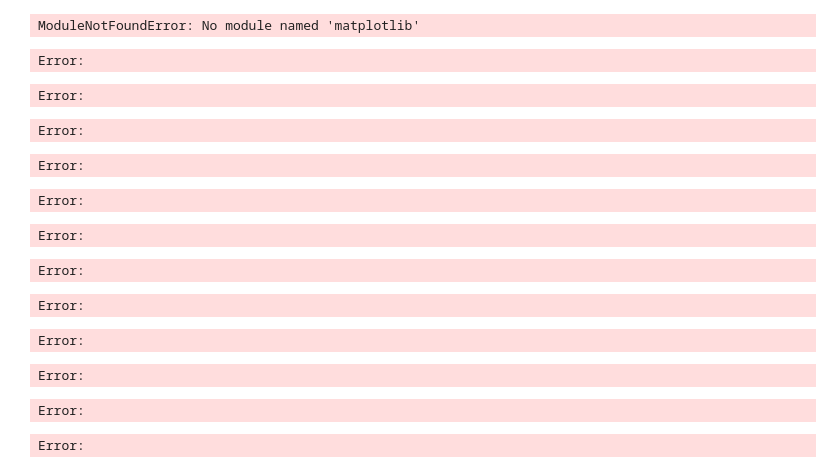
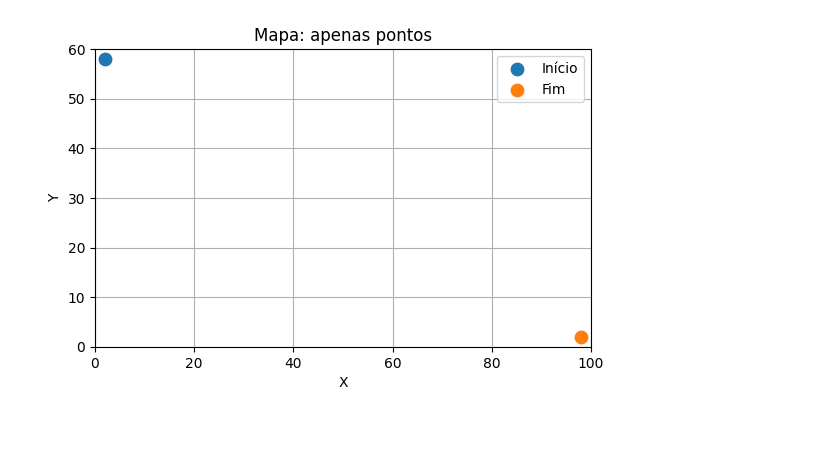
Before and after one commit to JorgeLuis8/Sistemas-Inteligentes, a Jupyter notebook: teste.ipynb, the cells around one changed output. Cells and saved outputs as stored; diff of their text form; code cells hidden in the pictures; blank space fills up the shorter version.

```diff
--- a/teste.ipynb
+++ b/teste.ipynb
@@ -4,34 +4,29 @@ import math
 import matplotlib.pyplot as plt
 
 
-BOUNDS = (0, 100, 0, 60)
+MAPA = (0, 100, 0, 60)
 
-NUM_OBS = 500
-RADIUS  = 0.5
+
+NUM_OBS = 10
+RAIO  = 3
+
 
 MARGIN_FROM_POINTS = 6.0
 
 
 MIN_GAP_BETWEEN_OBS = 1.0
-BORDER_GAP          = 0.0
+BORDER_GAP          = 1.0
+
+MAX_TRIES = 50000
 
 
-MAX_TRIES = 50_000
+MARGEM_PONTOS = 2.0
+
+INICIO = (MAPA[0] + MARGEM_PONTOS, MAPA[3] - MARGEM_PONTOS)
+FIM    = (MAPA[1] - MARGEM_PONTOS, MAPA[2] + MARGEM_PONTOS)
 SEED = 42
 if SEED is not None:
     random.seed(SEED)
-
-
-EPS = 1.0
-PAD = 1.0
-
-
-INICIO = (BOUNDS[0] + EPS, BOUNDS[3] - EPS)
-FIM  = (BOUNDS[1] - EPS, BOUNDS[2] + EPS)
-
-print("Configuração carregada.")
-# %% [output]
-ModuleNotFoundError: No module named 'matplotlib'
 # %%
 def dist(a, b):
 
@@ -92,55 +81,33 @@ def generate_random_centers(n, r, bounds, start, goal,
         )
     return centers
 # %%
-def plot_map_and_points(bounds, Inicio, Fim, title):
-
+def plot_map_and_points(bounds, inicio, fim, title):
     min_x, max_x, min_y, max_y = bounds
     fig, ax = plt.subplots()
     ax.set_title(title)
 
-
-    ax.set_xlim(min_x - PAD, max_x + PAD)
-    ax.set_ylim(min_y - PAD, max_y + PAD)
+    ax.set_xlim(min_x, max_x)
+    ax.set_ylim(min_y, max_y)
     ax.set_aspect('equal', adjustable='box')
-    ax.autoscale(False)
-
     ax.grid(True)
     ax.set_xlabel("X")
     ax.set_ylabel("Y")
 
-
-
-    # pontos: mesmo marcador e tamanho; cores diferentes
-    ax.scatter([Inicio[0]], [Inicio[1]], marker='o', s=80, label='Início',
+    ax.scatter([inicio[0]], [inicio[1]], marker='o', s=80, label='Início',
                color='tab:blue', zorder=3)
-    ax.scatter([Fim[0]],  [Fim[1]],  marker='o', s=80, label='Fim',
+    ax.scatter([fim[0]],  [fim[1]],  marker='o', s=80, label='Fim',
                color='tab:orange', zorder=3)
-
     ax.legend(loc='best')
 
 def plot_obstacles(centers, r):
-    """Desenha os círculos (obstáculos) já com o Axes atual."""
     ax = plt.gca()
     for c in centers:
-        ax.add_patch(plt.Circle(c, r, fill=False))  # só contorno
+        ax.add_patch(plt.Circle(c, r, fill=False))
-# %% [output]
-Error:
-Error:
-Error:
-Error:
-Error:
-Error:
 # %%
-total_clearance = RADIUS + MARGIN_FROM_POINTS
+total_clearance = RAIO + MARGIN_FROM_POINTS
 
-
-plot_map_and_points(BOUNDS, INICIO, FIM, "Mapa: apenas pontos")
+plot_map_and_points(MAPA, INICIO, FIM, "Mapa: apenas pontos")
 plt.show()
 # %% [output]
-Error:
-Error:
-Error:
-Error:
-Error:
-Error:
+[figure, added]
 # %%
```
Also changed, not shown: parts of 2 cells of this notebook.
